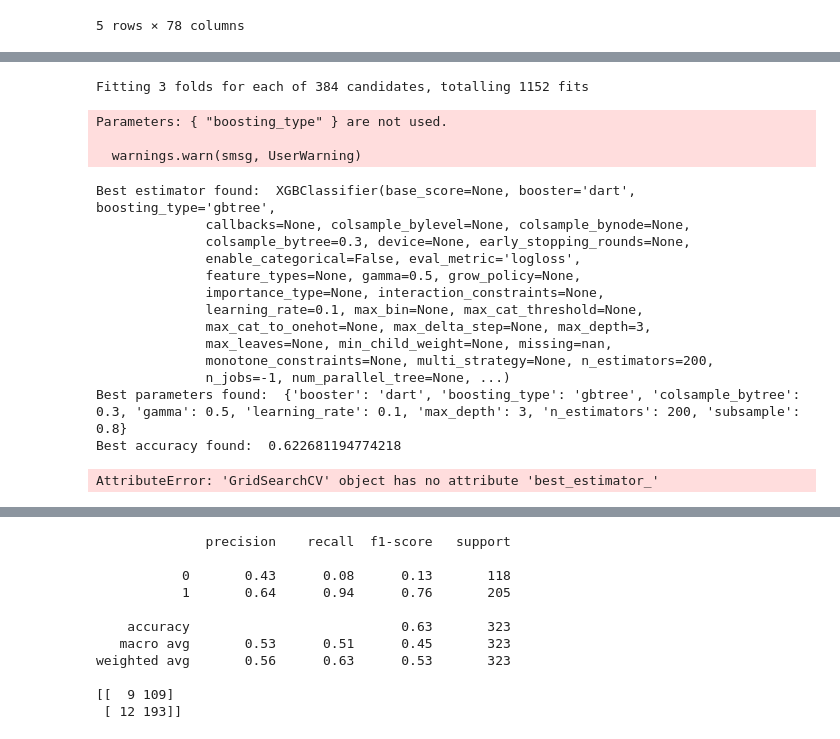
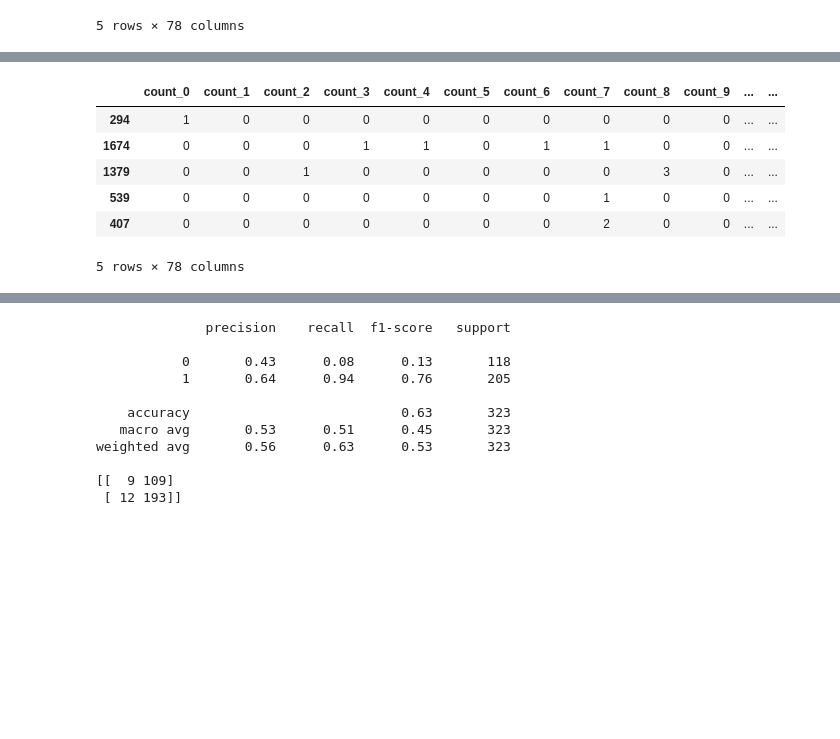
Before and after one commit to rfahrn/HW2, a Jupyter notebook: Untitled-1.ipynb, the cells around one changed output, grey strips where cells are left out. Saved outputs shown, nothing was run; the diff lists cells and outputs as text; code cells hidden in the pictures; blank space fills up the shorter version.

```diff
--- a/Untitled-1.ipynb
+++ b/Untitled-1.ipynb
@@ -206,8 +278,26 @@ X_train.shape, df_train['Label'].shape
 from sklearn.model_selection import train_test_split
 from sklearn.linear_model import LogisticRegression
 from sklearn.metrics import classification_report, confusion_matrix
+from imblearn.over_sampling import RandomOverSampler
+from sklearn.utils import shuffle
+X = X_train
+y = df_train['Label']
+ros = RandomOverSampler(random_state=42, sampling_strategy='minority')
+X_resampled, y_resampled = ros.fit_resample(X, y)
 
-X_train, X_val, y_train, y_val = train_test_split(X_train, df_train['Label'], test_size=0.2, random_state=42)
+# Shuffle the dataset to ensure it's well mixed
+X_resampled, y_resampled = shuffle(X_resampled, y_resampled, random_state=42)
+X_train, X_val, y_train, y_val = train_test_split(X_resampled, y_resampled, test_size=0.2, random_state=42)
+# %%
+X_train.head()
+# %% [output]
+|  | count_0 | count_1 | count_2 | count_3 | count_4 | count_5 | count_6 | count_7 | count_8 | count_9 | ... | ... |
+| 294 | 1 | 0 | 0 | 0 | 0 | 0 | 0 | 0 | 0 | 0 | ... | ... |
+| 1674 | 0 | 0 | 0 | 1 | 1 | 0 | 1 | 1 | 0 | 0 | ... | ... |
+| 1379 | 0 | 0 | 1 | 0 | 0 | 0 | 0 | 0 | 3 | 0 | ... | ... |
+| 539 | 0 | 0 | 0 | 0 | 0 | 0 | 0 | 1 | 0 | 0 | ... | ... |
+| 407 | 0 | 0 | 0 | 0 | 0 | 0 | 0 | 2 | 0 | 0 | ... | ... |
+5 rows × 78 columns
 # %%
 # Random Forest
 from sklearn.model_selection import GridSearchCV
@@ -277,51 +367,6 @@ grid_rf = GridSearchCV(RandomForestClassifier(), param_grid_rf, refit=True, verb
 
 # For Logistic Regression
 grid_lr = GridSearchCV(LogisticRegression(max_iter=1000), param_grid_lr, refit=True, verbose=3, cv=3, n_jobs=-1)
-# %%
-# Setup GridSearchCV with XGBClassifier
-xgb_clf = xgb.XGBClassifier(objective='binary:logistic', eval_metric='logloss', use_label_encoder=False, random_state=42, n_jobs=-1)
-grid_search_xgb = GridSearchCV(estimator=xgb_clf, param_grid=param_grid_xgb, scoring='accuracy', cv=3, verbose=2, n_jobs=-1)
-
-# Fit the GridSearchCV to the training data
-grid_search_xgb.fit(X_train, y_train)
-
-# After fitting, you can access best_estimator_, best_params_, and best_score_
-print("Best estimator found: ", grid_search_xgb.best_estimator_)
-print("Best parameters found: ", grid_search_xgb.best_params_)
-print("Best accuracy found: ", grid_search_xgb.best_score_)
-# %% [output]
-Fitting 3 folds for each of 384 candidates, totalling 1152 fits
-Parameters: { "boosting_type" } are not used.
-
-  warnings.warn(smsg, UserWarning)
-Best estimator found:  XGBClassifier(base_score=None, booster='dart', boosting_type='gbtree',
-              callbacks=None, colsample_bylevel=None, colsample_bynode=None,
-              colsample_bytree=0.3, device=None, early_stopping_rounds=None,
-              enable_categorical=False, eval_metric='logloss',
-              feature_types=None, gamma=0.5, grow_policy=None,
-              importance_type=None, interaction_constraints=None,
-              learning_rate=0.1, max_bin=None, max_cat_threshold=None,
-              max_cat_to_onehot=None, max_delta_step=None, max_depth=3,
-              max_leaves=None, min_child_weight=None, missing=nan,
-              monotone_constraints=None, multi_strategy=None, n_estimators=200,
-              n_jobs=-1, num_parallel_tree=None, ...)
-Best parameters found:  {'booster': 'dart', 'boosting_type': 'gbtree', 'colsample_bytree': 0.3, 'gamma': 0.5, 'learning_rate': 0.1, 'max_depth': 3, 'n_estimators': 200, 'subsample': 0.8}
-Best accuracy found:  0.622681194774218
-# %%
-from sklearn.model_selection import RandomizedSearchCV
-from scipy.stats import uniform, randint
-
-
-
-# search.fit(X_train, y_train)
-
-xgb_clf = xgb.XGBClassifier(objective='binary:logistic', eval_metric='logloss', use_label_encoder=False, random_state=42, n_jobs=-1)
-
-# XGBoost
-grid_search_xgb = GridSearchCV(estimator=xgb_clf, param_grid=param_grid_xgb, scoring='accuracy', cv=3, verbose=2, n_jobs=-1)
-print("Best estimator found: ", grid_search_xgb.best_estimator_)
-# %% [output]
-AttributeError: 'GridSearchCV' object has no attribute 'best_estimator_'
 # %%
 grid_svm.fit(X_train, y_train)
 grid_rf.fit(X_train, y_train)
```
Also changed, not shown: parts of 10 cells of this notebook.
